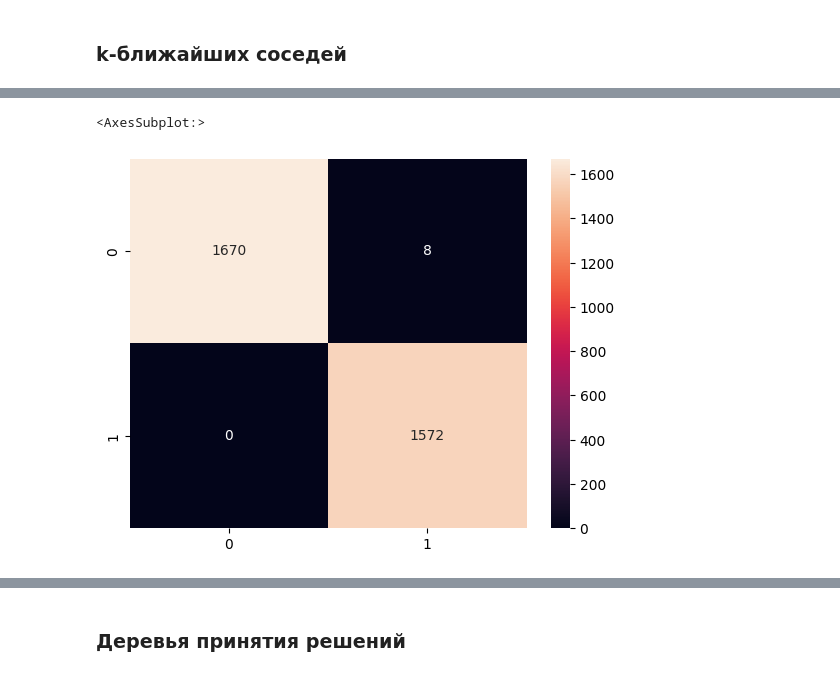
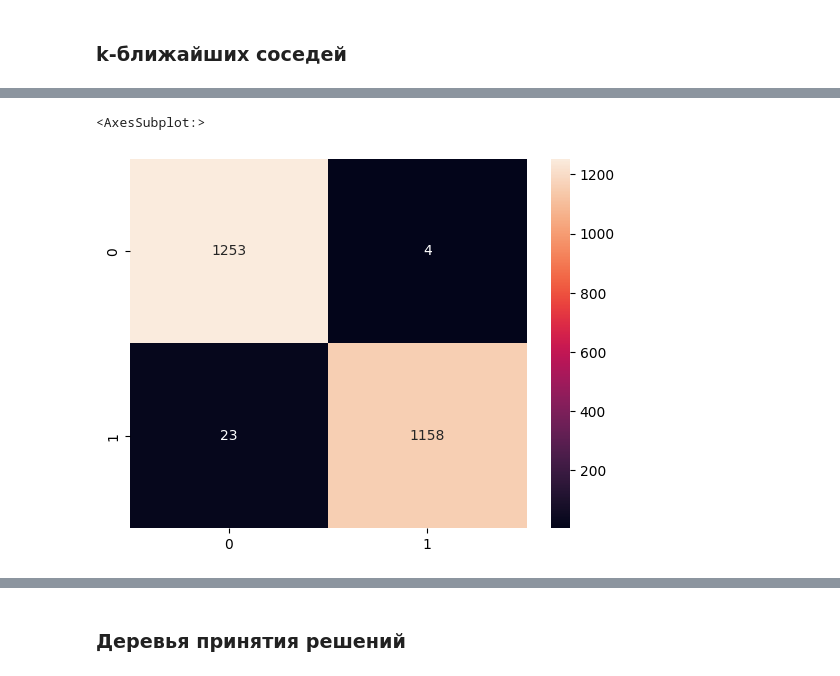
Before and after one commit to Bryanskaya/NeuroFuzzySystems, a Jupyter notebook: lab02/lab2.ipynb, the cells around one changed output, grey strips where cells are left out. Drawn from its saved outputs; the diff is of its cells as text; code cells hidden in the pictures.

```diff
--- a/lab02/lab2.ipynb
+++ b/lab02/lab2.ipynb
@@ -368,15 +370,22 @@ ax
 x = df.drop(['class'], axis=1)
 y = df['class']
 # %%
-scaler = StandardScaler()
-scaler.fit(x)
-scaledFeatures = scaler.transform(x)
+# scaler = StandardScaler()
+# scaler.fit(x)
+# scaledFeatures = scaler.transform(x)
 
-scaledDf = pd.DataFrame(scaledFeatures, columns = x.columns)
+# scaledDf = pd.DataFrame(scaledFeatures, columns = x.columns)
 # %% [markdown]
 #### Разделение на обучающие и тестовые данные
+# %%
+xTraining, xTest, yTraining, yTest = train_test_split(x, y, test_size = 0.3, random_state=42)
+# %%
+scaler = StandardScaler()
+scaler.fit(xTraining)
+xTraining = scaler.transform(xTraining)
+xTest = scaler.transform(xTest)
 # %%
-xTraining, xTest, yTraining, yTest = train_test_split(scaledDf, y, test_size = 0.4, random_state=42)
+# xTraining, xTest, yTraining, yTest = train_test_split(scaledDf, y, test_size = 0.4, random_state=42)
 # %%
 labelEncoder = preprocessing.LabelEncoder()
 yTrainingEncoded = labelEncoder.fit_transform(yTraining)
@@ -424,16 +433,16 @@ for m in ["correlation", "euclidean", "manhattan", "chebyshev", "minkowski"]:
 # %%
 classes_names = ['0','1']
 
-knn = KNeighborsClassifier(n_neighbors=6, weights='distance', metric='minkowski')
+knn = KNeighborsClassifier(n_neighbors=10, weights='distance', metric='chebyshev')
 knn.fit(xTraining, yTraining)
 predictions = knn.predict(xTest).tolist()
 
 cm = pd.DataFrame(confusion_matrix(yTest, predictions), columns=classes_names, index = classes_names)
 
 sns.heatmap(cm, annot=True, fmt='d')
 # %% [output]
 <AxesSubplot:>
-[figure, old version]
+[figure, new version]
 # %%
 def doKNeightbors(m):
     kScores = []
```
Also changed, not shown: parts of 22 cells of this notebook, 2 other files.
